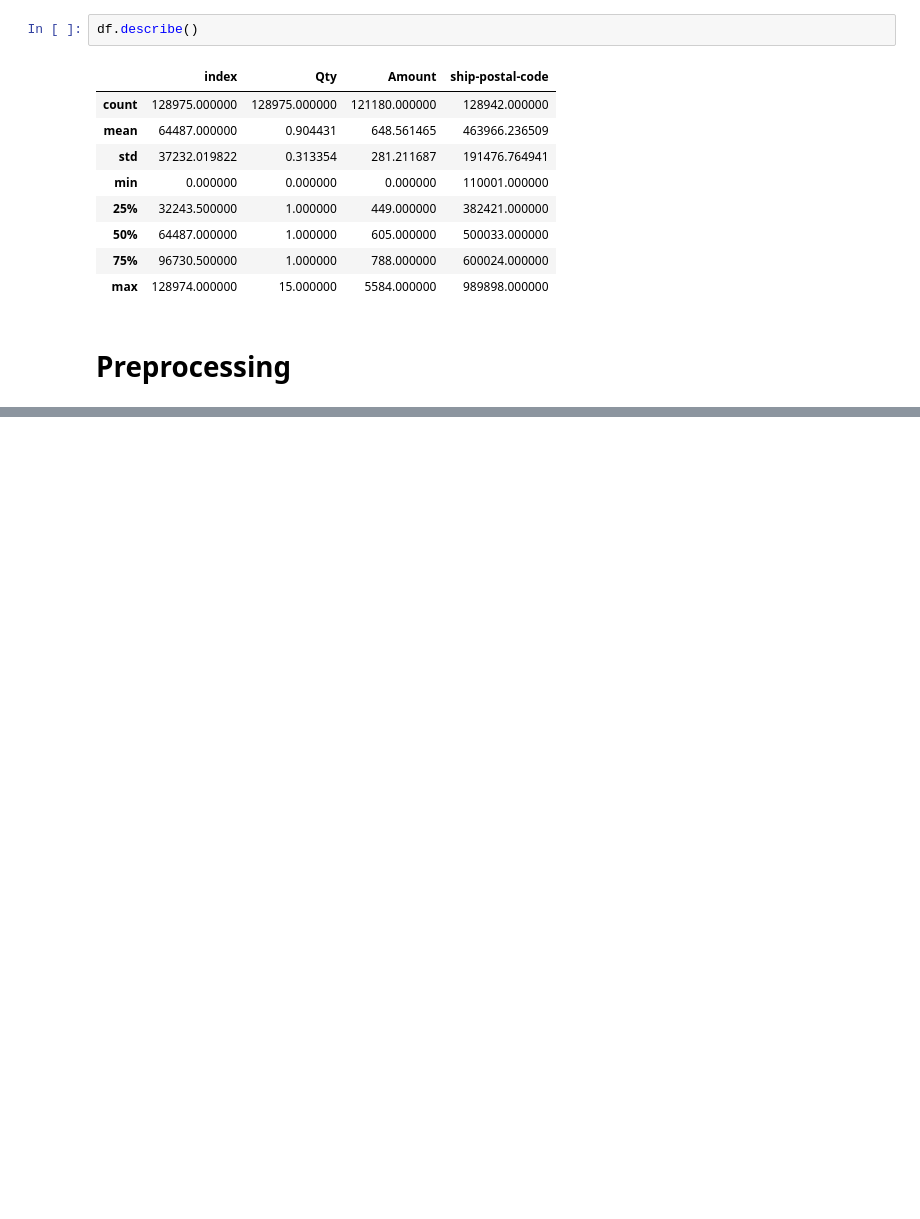
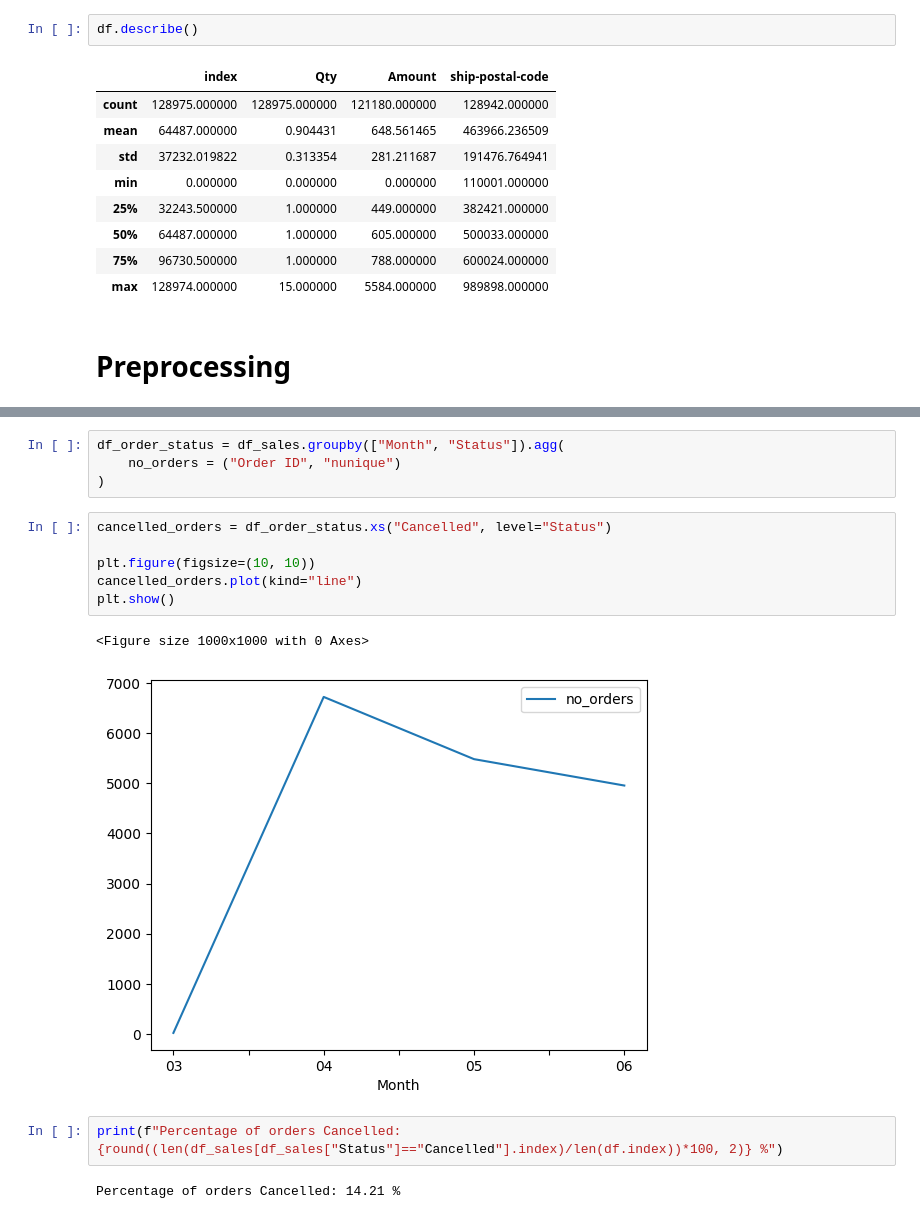
Before and after one commit to RookieCoder12/DevArena-Week-4, a Jupyter notebook: analysis.ipynb, the cells around one changed output, grey strips where cells are left out. Saved outputs shown, nothing was run; the diff lists cells and outputs as text; blank space fills up the shorter version.

```diff
--- a/analysis.ipynb
+++ b/analysis.ipynb
@@ -74,0 +443,17 @@ df.describe()
+# %%
+df_order_status = df_sales.groupby(["Month", "Status"]).agg(
+    no_orders = ("Order ID", "nunique")
+)
+# %%
+cancelled_orders = df_order_status.xs("Cancelled", level="Status")
+
+plt.figure(figsize=(10, 10))
+cancelled_orders.plot(kind="line")
+plt.show()
+# %% [output]
+<Figure size 1000x1000 with 0 Axes>
+[figure, added]
+# %%
+print(f"Percentage of orders Cancelled: {round((len(df_sales[df_sales["Status"]=="Cancelled"].index)/len(df.index))*100, 2)} %")
+# %% [output]
+Percentage of orders Cancelled: 14.21 %
```
Also changed, not shown: parts of 34 cells of this notebook.
